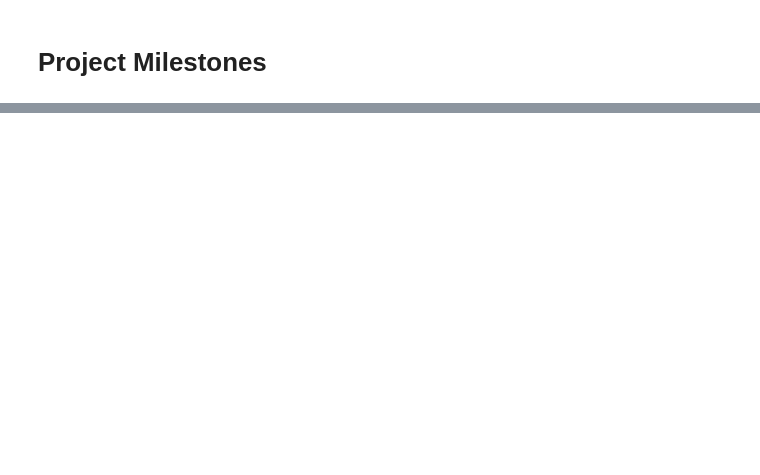
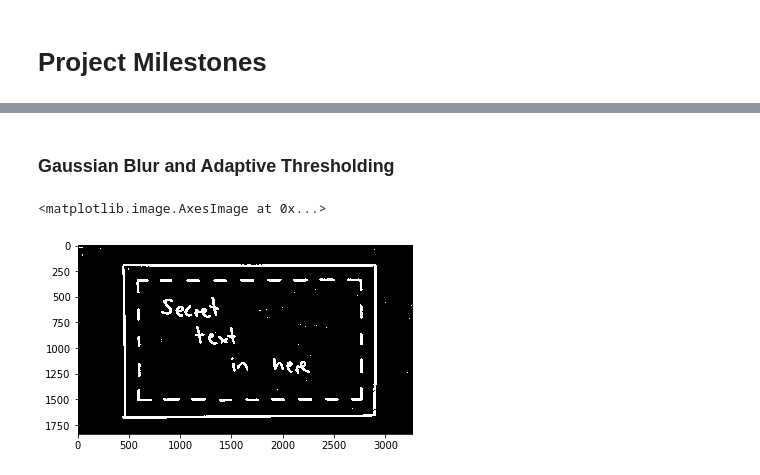
Before and after one commit to uol-mediaprocessing-201920/group-projects-secret-whiteboard, a Jupyter notebook: main_secret_whiteboard.ipynb, the cells around one changed output, grey strips where cells are left out. Cells and saved outputs as stored; diff of their text form; code cells hidden in the pictures; blank space fills up the shorter version.

```diff
--- a/main_secret_whiteboard.ipynb
+++ b/main_secret_whiteboard.ipynb
@@ -36,0 +54,9 @@ For example a streamer shows his/her appartment to his/her viewers and (s)he has
+# %% [markdown]
+### Gaussian Blur and Adaptive Thresholding
+# %%
+img2 = cv.GaussianBlur(img,(5,5),0)
+img3 = cv.adaptiveThreshold(img2, 255, cv.ADAPTIVE_THRESH_GAUSSIAN_C, cv.THRESH_BINARY_INV, 201, 8)
+plt.imshow(img3, cmap="gray")
+# %% [output]
+<matplotlib.image.AxesImage at 0x...>
+[figure, added]
```
Also changed, not shown: parts of 28 cells of this notebook.
